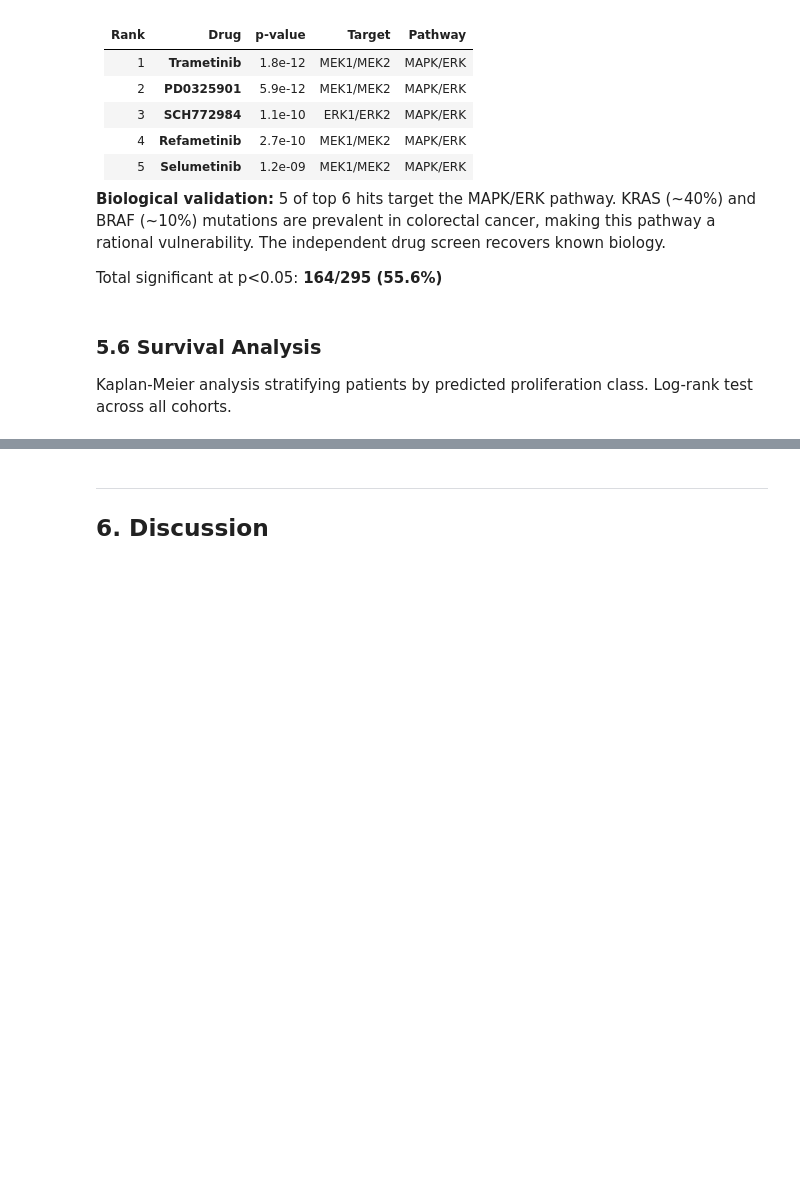
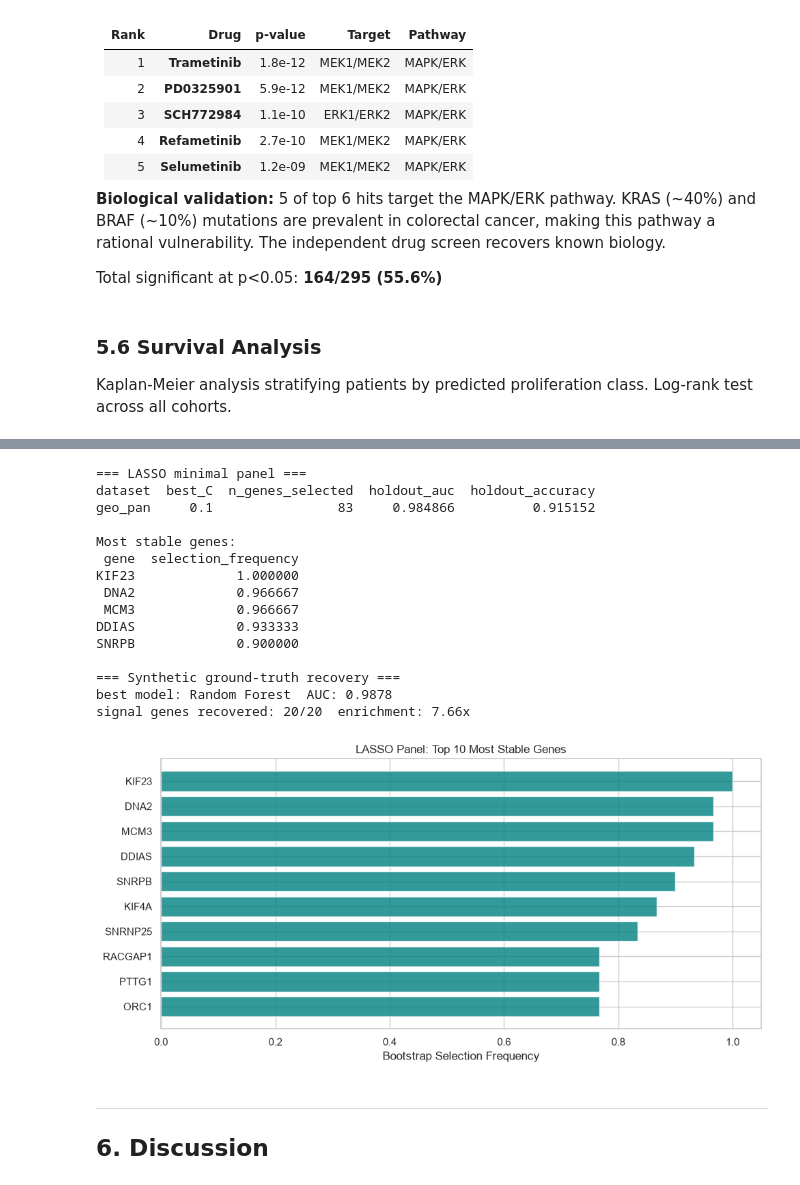
Before and after one commit to Ronisnotasianfr/ColoGrowth-ML, a Jupyter notebook: notebooks/isef_submission.ipynb, the cells around one changed output, grey strips where cells are left out. Saved outputs shown, nothing was run; the diff lists cells and outputs as text; code cells hidden in the pictures; blank space fills up the shorter version.

```diff
--- a/notebooks/isef_submission.ipynb
+++ b/notebooks/isef_submission.ipynb
@@ -506,3 +631,41 @@ for hr in [0.78, 0.82, 0.85, 0.90]:
+# %%
+lasso = pd.read_csv('../results/lasso_minimal_model_geo_pan.csv')
+lasso_stab = pd.read_csv('../results/lasso_gene_stability_geo_pan.csv')
+synth = json.load(open('../results/synthetic_validation_summary.json'))
+
+print('=== LASSO minimal panel ===')
+print(lasso[['dataset', 'best_C', 'n_genes_selected', 'holdout_auc', 'holdout_accuracy']].to_string(index=False))
+print()
+print('Most stable genes:')
+print(lasso_stab.head(5).to_string(index=False))
+print()
+print('=== Synthetic ground-truth recovery ===')
+print(f"best model: {synth['best_model']}  AUC: {synth['best_auc']:.4f}")
+print(f"signal genes recovered: {synth['avg_recall'] * synth['n_signal']:.0f}/{synth['n_signal']}  enrichment: {synth['avg_enrichment']:.2f}x")
+
+fig, ax = plt.subplots(figsize=(10, 5))
+top10 = lasso_stab.head(10).iloc[::-1]
+ax.barh(top10['gene'], top10['selection_frequency'], color='teal', alpha=0.8)
+ax.set_xlabel('Bootstrap Selection Frequency')
+ax.set_title('LASSO Panel: Top 10 Most Stable Genes')
+plt.tight_layout(); plt.show()
+# %% [output]
+=== LASSO minimal panel ===
+dataset  best_C  n_genes_selected  holdout_auc  holdout_accuracy
+geo_pan     0.1                83     0.984866          0.915152
+
+Most stable genes:
+ gene  selection_frequency
+KIF23             1.000000
+ DNA2             0.966667
+ MCM3             0.966667
+DDIAS             0.933333
+SNRPB             0.900000
+
+=== Synthetic ground-truth recovery ===
+best model: Random Forest  AUC: 0.9878
+signal genes recovered: 20/20  enrichment: 7.66x
+[figure, added]
 # %% [markdown]
 ---
 ## 6. Discussion
```
Also changed, not shown: parts of 35 cells of this notebook.
